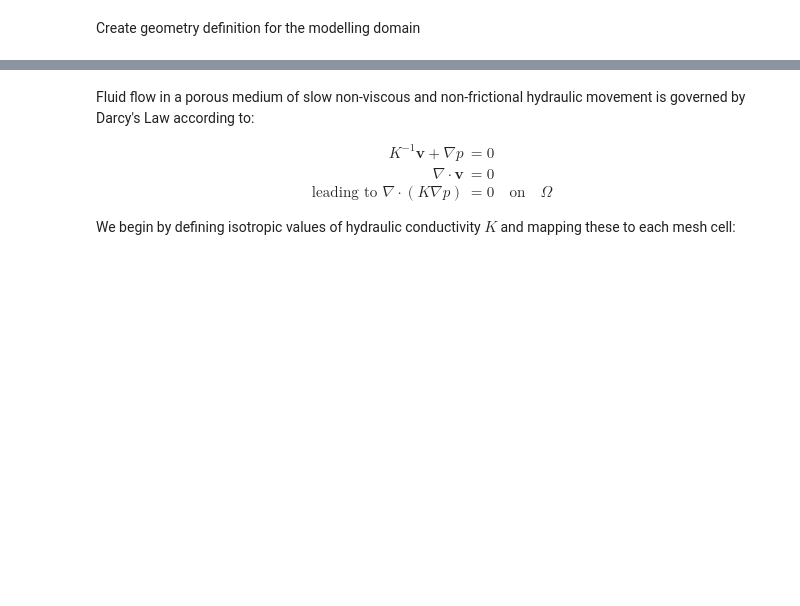
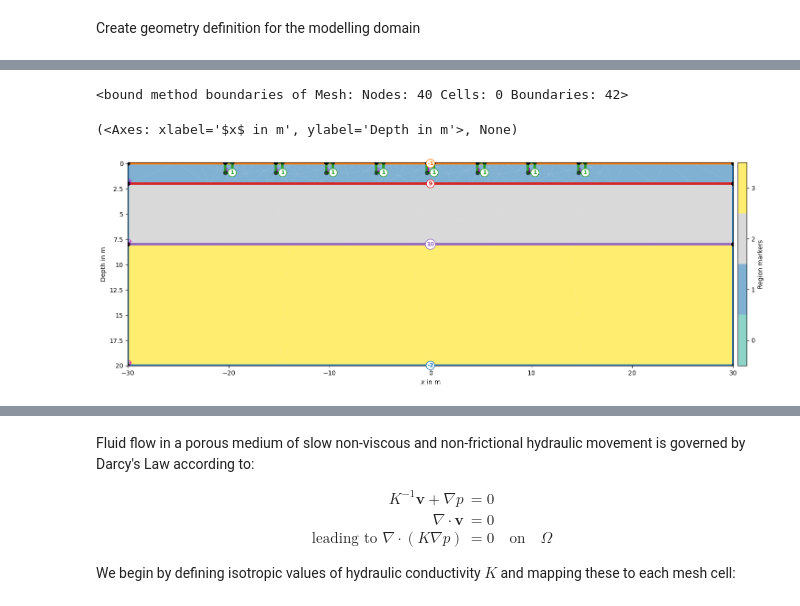
Before and after one commit to guiguilhermegui/TF, a Jupyter notebook: modelo_tf.ipynb, the cells around one changed output, grey strips where cells are left out. Saved outputs shown, nothing was run; the diff lists cells and outputs as text; code cells hidden in the pictures; blank space fills up the shorter version.

```diff
--- a/modelo_tf.ipynb
+++ b/modelo_tf.ipynb
@@ -149,23 +168,32 @@ print(geom.nodes())
+# %%
+print(geom.boundaries)
+# %% [output]
+<bound method boundaries of Mesh: Nodes: 40 Cells: 0 Boundaries: 42>
 # %%
 # Marcadores de Fronteira dos buracos
 
 bottom_boundaries = [boundary.id() for boundary in geom.boundaries() if boundary.center()[1] ==prof_poco]
-# OK
-# Atribuição da numeracao das fronteiras boreholes
+side_boundaries = [boundary.id() for boundary in geom.boundaries() if boundary.center()[0] ==box_esq] + [boundary.id() for boundary in geom.boundaries() if boundary.center()[0] ==box_dir]
+
+
+""" # Atribuição da numeracao das fronteiras boreholes
 def pos(count):
     return pg.pos(node[count][1], node[count][2])
 for a in range(len(bottom_boundaries)):
     geom.createEdge(geom.node(bottom_boundaries[a]), geom.node(right_boundaries[a]), marker=9)
 
 for a in range(len(right_boundaries)):
     geom.createEdge(geom.node(top_boundaries[a]), geom.node(right_boundaries[a]), marker=8)
 
 for a in range(len(left_boundaries)):
     geom.createEdge(geom.node(bottom_boundaries[a]), geom.node(left_boundaries[a]), marker=8)
 for a in range(len(top_boundaries)):
     geom.createEdge(geom.node(left_boundaries[a]), geom.node(top_boundaries[a]), marker=7)
-
+ """
 pg.show(geom, label='Boundary marker', showNodes=True,markers=True, showMesh=True, figsize=(15, 8), orientation='vertical' )
+# %% [output]
+(<Axes: xlabel='$x$ in m', ylabel='Depth in m'>, None)
+[figure, added]
 # %%
 
 # Marcadores de Fronteira dos Terreno 3 Camadas
```
Also changed, not shown: parts of 8 cells of this notebook.
